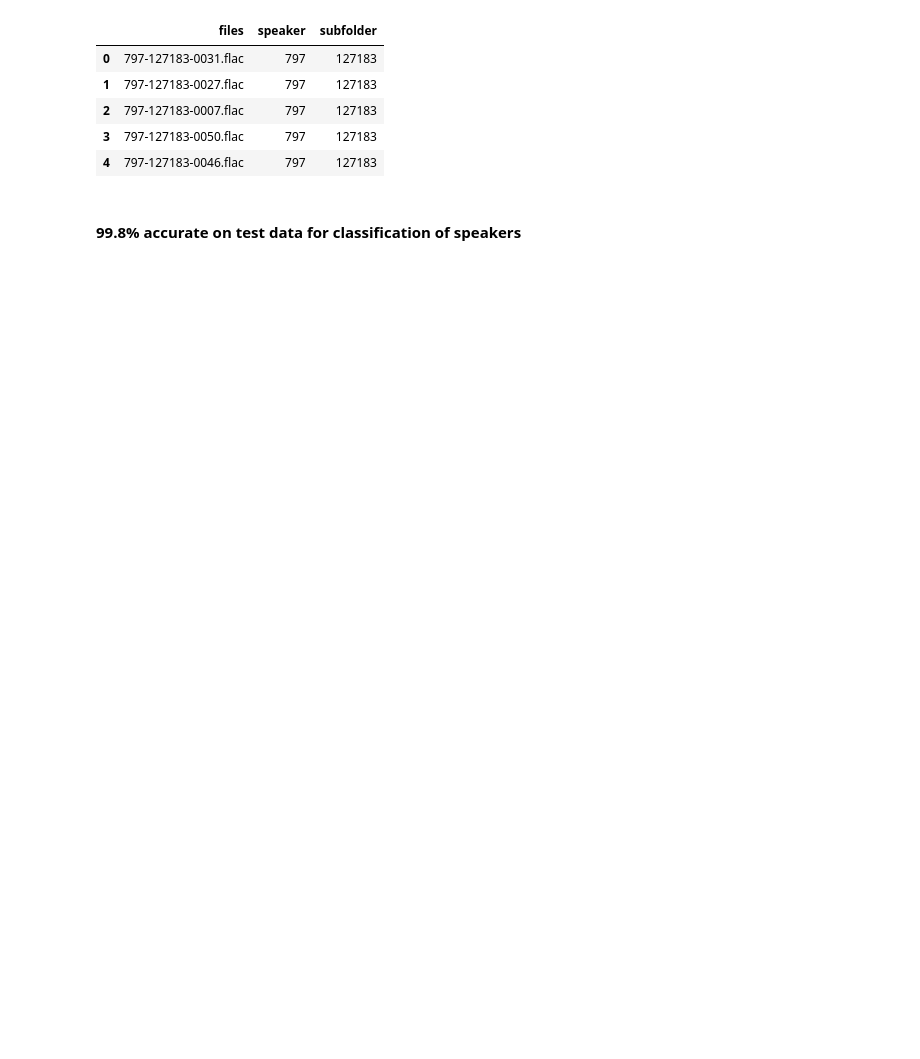
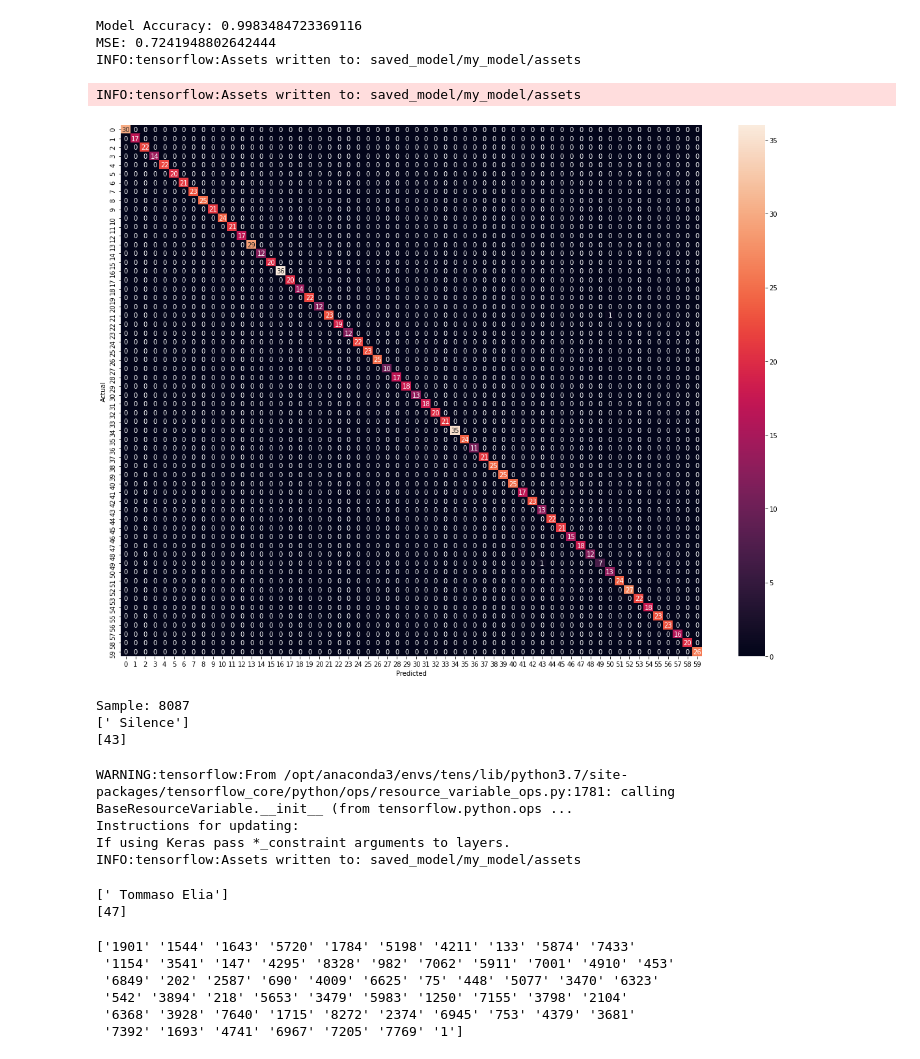
Before and after one commit to tommasaso/SpeakerRecognition, a Jupyter notebook: Speaker Recognition.ipynb, the cells around one changed output. Drawn from its saved outputs; the diff is of its cells as text; code cells hidden in the pictures; blank space fills up the shorter version.

Commit message:
Tommaso Elia
Cleaning files

```diff
--- a/Speaker Recognition.ipynb
+++ b/Speaker Recognition.ipynb
@@ -457,11 +269,49 @@ legend.head()
-# %%
-len(df)
-# %% [output]
-|  | files | speaker | subfolder |
-| 0 | 797-127183-0031.flac | 797 | 127183 |
-| 1 | 797-127183-0027.flac | 797 | 127183 |
-| 2 | 797-127183-0007.flac | 797 | 127183 |
-| 3 | 797-127183-0050.flac | 797 | 127183 |
-| 4 | 797-127183-0046.flac | 797 | 127183 |
-# %% [markdown]
-#### 99.8% accurate on test data for classification of speakers
+# %%
+from sklearn import metrics
+from sklearn.metrics import accuracy_score
+from sklearn.metrics import mean_squared_error
+import seaborn as sn
+y_pred = model.predict_classes(X_test)
+
+print("Model Accuracy: "+str(accuracy_score(y_test, y_pred, normalize=True, sample_weight=None)))
+print("MSE: "+str(mean_squared_error(y_test, y_pred)))
+
+confusion_matrix = pd.crosstab(y_test, y_pred, rownames=['Actual'], colnames=['Predicted'])
+plt.subplots(figsize=(20,15))
+sn.heatmap(confusion_matrix, annot=True)
+
+model.save('saved_model/my_model')
+# %% [output]
+Model Accuracy: 0.9983484723369116
+MSE: 0.7241948802642444
+INFO:tensorflow:Assets written to: saved_model/my_model/assets
+INFO:tensorflow:Assets written to: saved_model/my_model/assets
+[figure, added]
+# %%
+import tensorflow as tf
+
+data = {"files": "3-3-0002.flac", "speaker": "3", 'subfolder': "3"}
+test = pd.DataFrame(data = data, index=[0])
+features_label_test = test.apply(extract_features, axis=1)
+features_test = []
+features_test.append(np.concatenate((features_label_test.iloc[0][0], features_label_test.iloc[0][1],
+                features_label_test.iloc[0][2], features_label_test.iloc[0][3],
+                features_label_test.iloc[0][4]), axis=0))
+test = np.array(features_test)
+#print(test)
+test = ss.transform(test)
+test_pred= model.predict_proba(test)
+test_pred= model.predict_classes(test)
+print(lb.inverse_transform(test_pred))
+print(test_pred)
+# %% [output]
+Sample: 8087
+[' Silence']
+[43]
+# %%
+model.save('saved_model/my_model')
+# %% [output]
+WARNING:tensorflow:From /opt/anaconda3/envs/tens/lib/python3.7/site-packages/tensorflow_core/python/ops/resource_variable_ops.py:1781: calling BaseResourceVariable.__init__ (from tensorflow.python.ops ...
+Instructions for updating:
+If using Keras pass *_constraint arguments to layers.
+INFO:tensorflow:Assets written to: saved_model/my_model/assets
@@ -467,0 +321,15 @@ len(df)
+# %%
+print(lb.inverse_transform([47]))
+print(lb.transform([' Tommaso Elia']))
+# %% [output]
+[' Tommaso Elia']
+[47]
+# %%
+print(speakers)
+# %% [output]
+['1901' '1544' '1643' '5720' '1784' '5198' '4211' '133' '5874' '7433'
+ '1154' '3541' '147' '4295' '8328' '982' '7062' '5911' '7001' '4910' '453'
+ '6849' '202' '2587' '690' '4009' '6625' '75' '448' '5077' '3470' '6323'
+ '542' '3894' '218' '5653' '3479' '5983' '1250' '7155' '3798' '2104'
+ '6368' '3928' '7640' '1715' '8272' '2374' '6945' '753' '4379' '3681'
+ '7392' '1693' '4741' '6967' '7205' '7769' '1']
```
Also changed, not shown: parts of 67 cells of this notebook, 2 other files.
